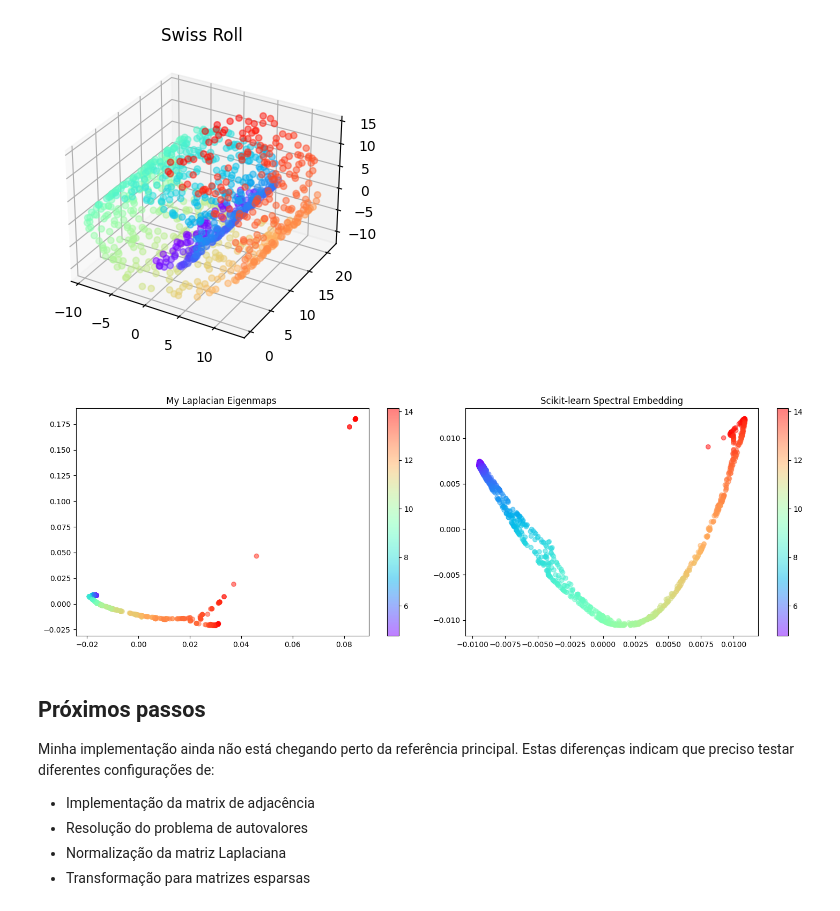
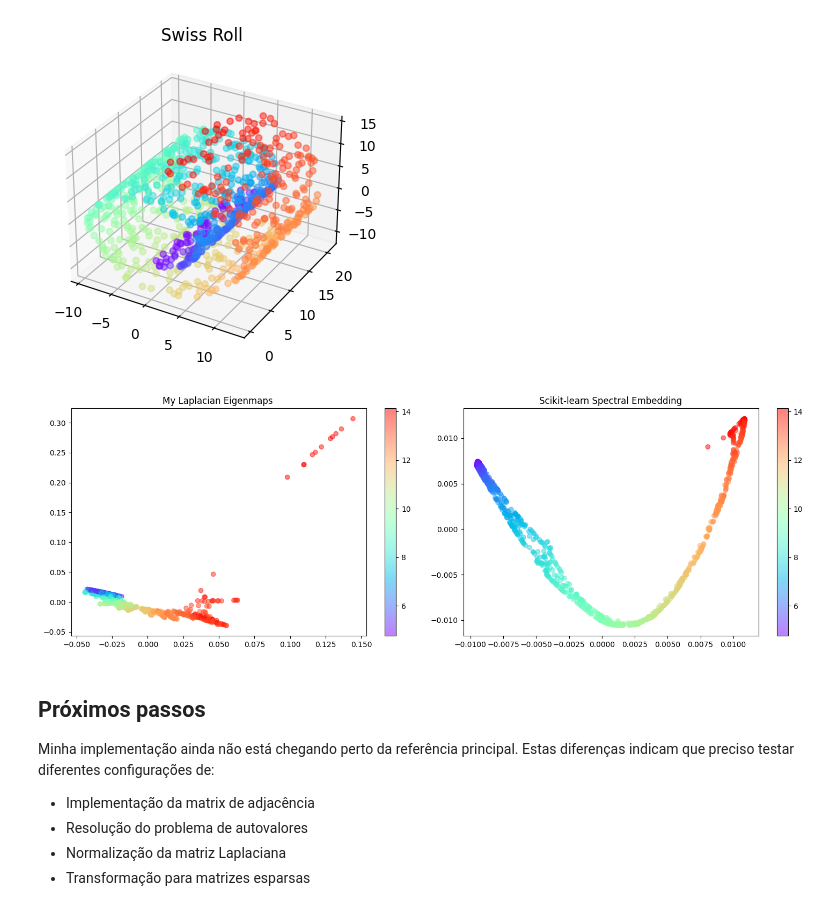
Before and after one commit to gustavochavari/shape-operator-based-umap, a Jupyter notebook: swiss_roll_test.ipynb, the cells around one changed output. Cells and saved outputs as stored; diff of their text form; code cells hidden in the pictures.

Commit message:
Add normalized Laplacian

```diff
--- a/swiss_roll_test.ipynb
+++ b/swiss_roll_test.ipynb
@@ -19,28 +19,28 @@ plt.show()
 [figure]
 # %%
 # My Laplacian Eigenmaps
-le = LaplacianEigenmaps(dim=2, k=20, weights='heat kernel', sigma=1,laplacian='unnormalized')
+le = LaplacianEigenmaps(dim=2, k=20, weights='heat kernel', sigma=1,laplacian='symmetrized')
 X_le = le.fit_transform(X)
 
 # Scikit-Learn Spectral Embedding
 spectral = SpectralEmbedding(n_components=2, n_neighbors=20, random_state=42,
                              affinity='nearest_neighbors', gamma=1)
 X_spectral = spectral.fit_transform(X)
 
 fig, (ax1, ax2) = plt.subplots(1, 2, figsize=(15, 5))
 
 scatter1 = ax1.scatter(X_le[:, 0], X_le[:, 1], c=color, cmap=plt.cm.rainbow, alpha=0.5)
 ax1.set_title('My Laplacian Eigenmaps ')
 plt.colorbar(scatter1, ax=ax1)
 
 scatter2 = ax2.scatter(X_spectral[:, 0], X_spectral[:, 1], c=color, cmap=plt.cm.rainbow, alpha=0.5)
 ax2.set_title('Scikit-learn Spectral Embedding')
 plt.colorbar(scatter2, ax=ax2)
 
 plt.tight_layout()
 plt.show()
 # %% [output]
-[figure, old version]
+[figure, new version]
 # %% [markdown]
 ## Próximos passos
 
```
Also changed, not shown: 1 other file.
